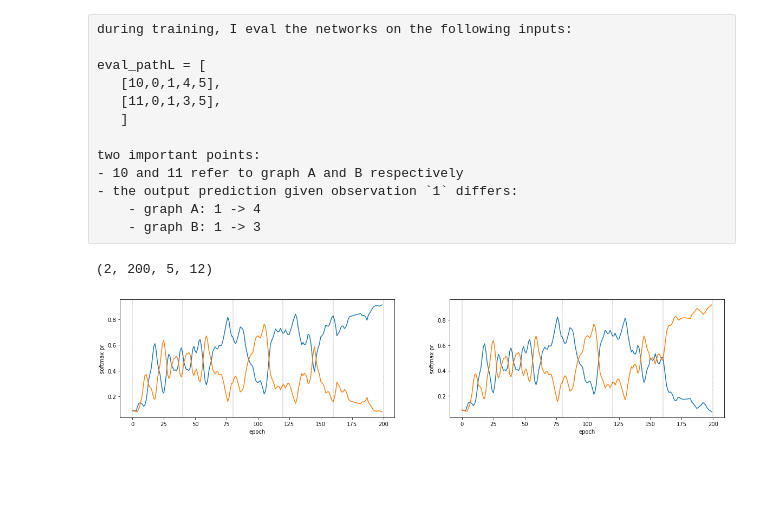
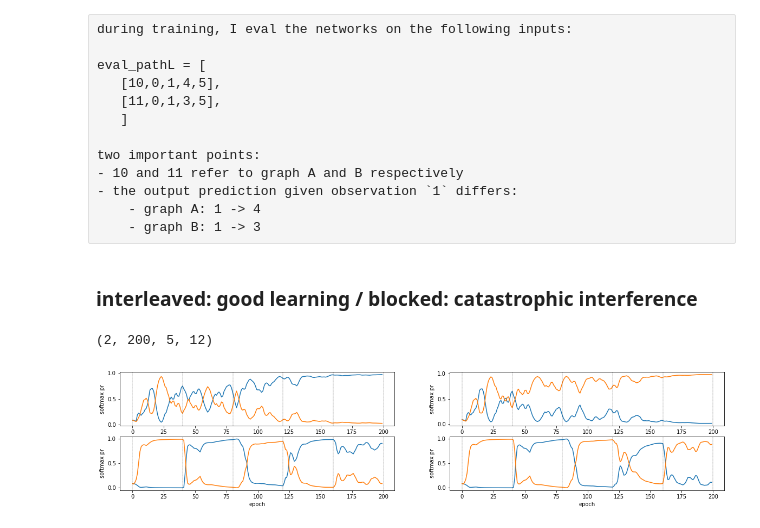
Before and after one commit to andrebeu/SEMCSW, a Jupyter notebook: andre_RNN_sims/basic-test-eval.ipynb, the cells around one changed output. Cells and saved outputs as stored; diff of their text form; code cells hidden in the pictures; blank space fills up the shorter version.

Commit message:
blocked versus interleaved results

```diff
--- a/andre_RNN_sims/basic-test-eval.ipynb
+++ b/andre_RNN_sims/basic-test-eval.ipynb
@@ -83,18 +83,29 @@ two important points:
 - the output prediction given observation `1` differs:
     - graph A: 1 -> 4
     - graph B: 1 -> 3
+# %% [markdown]
+### interleaved: good learning / blocked: catastrophic interference
+# %%
+stsize = 40
+learn_rate = 0.01
+block_len = 1
+ysm_interleaved = train_and_eval(stsize,learn_rate,block_len=1)
+ysm_blocked = train_and_eval(stsize,learn_rate,block_len=40)
+print(ysm_interleaved.shape)
+# (graph,epoch,time_step,output_unit)
+# %% [output]
+(2, 200, 5, 12)
 # %%
-print(ysm.shape)# (graph,epoch,time_step,output_unit)
+fig,axarr = plt.subplots(2,2,figsize=(20,4))
+for bi_idx in range(2):
+  ysm = [ysm_interleaved,ysm_blocked][bi_idx]
+  for graph_idx in range(2):
+    ax = axarr[bi_idx,graph_idx]
+    ax.plot(ysm[graph_idx,:,2,(3,4)].T)
+    ax.set_ylabel('softmax pr')
+    ax.set_xlabel('epoch')
 
-fig,axarr = plt.subplots(1,2,figsize=(20,4))
-for graph_idx in range(2):
-  ax = axarr[graph_idx]
-  ax.plot(ysm[graph_idx,:,2,(3,4)].T)
-  ax.set_ylabel('softmax pr')
-  ax.set_xlabel('epoch')
-
-  for block_t in range(0,201,40):
-    ax.axvline(block_t,c='k',ls='--',lw=.3)
+    for block_t in range(0,201,40):
+      ax.axvline(block_t,c='k',ls='--',lw=.3)
 # %% [output]
-(2, 200, 5, 12)
-[figure, old version]
+[figure, new version]
```
Also changed, not shown: parts of 4 cells of this notebook.
